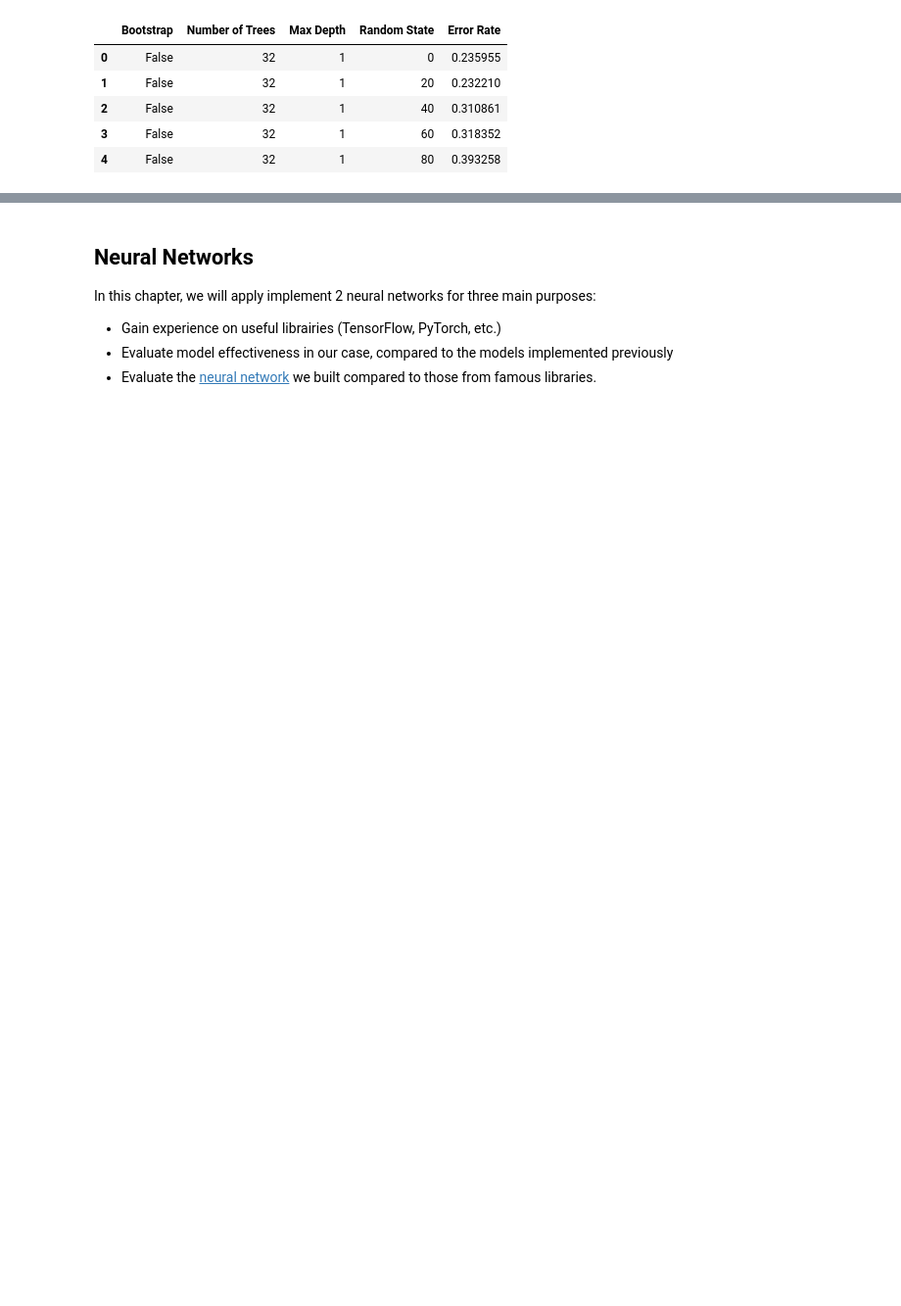
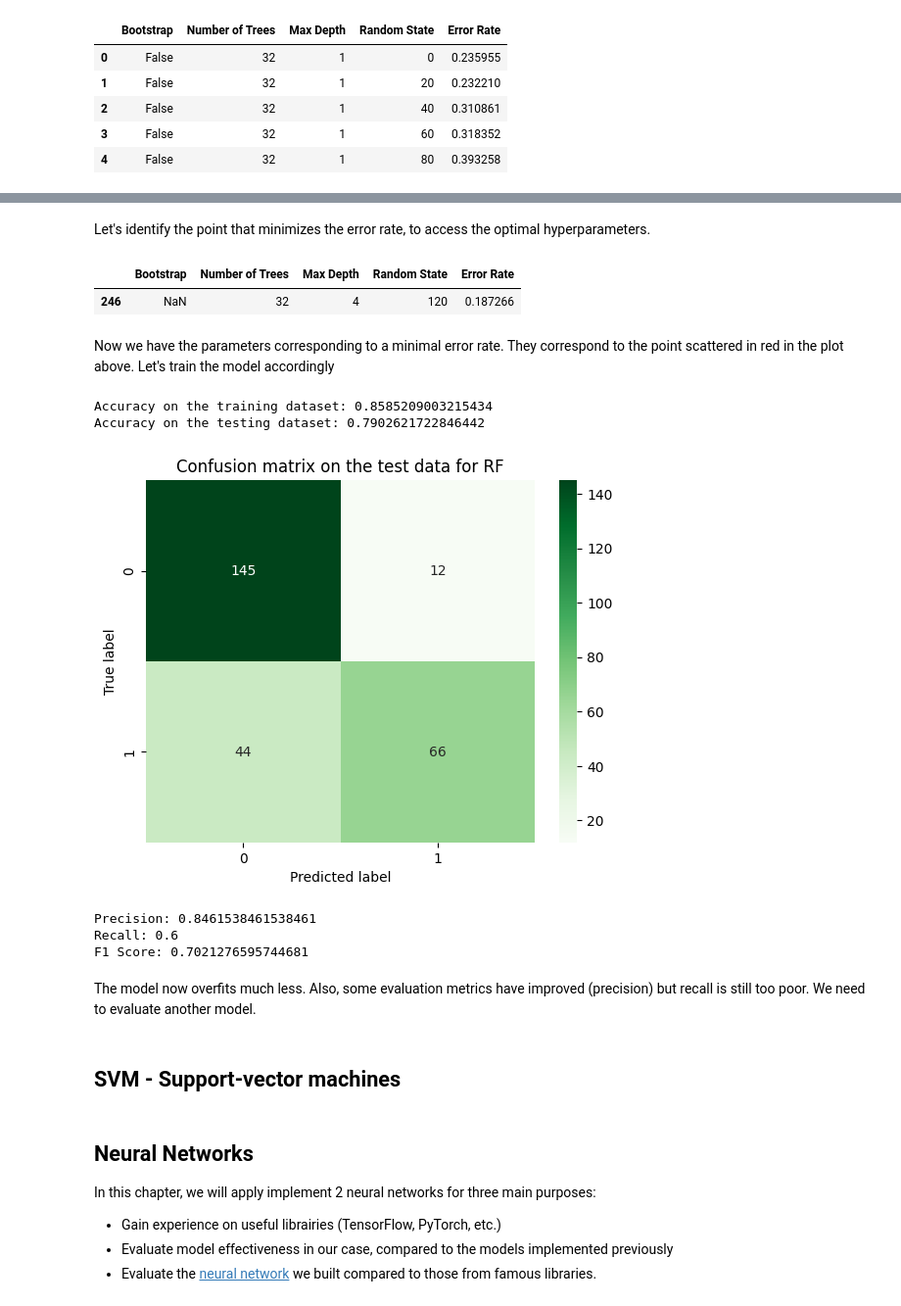
Before and after one commit to Gdeterline/Titanic_Survival_Prediction, a Jupyter notebook: main.ipynb, the cells around one changed output, grey strips where cells are left out. Shown at 98% size. Drawn from its saved outputs; the diff is of its cells as text; code cells hidden in the pictures; blank space fills up the shorter version.

Commit message:
finished Random Forest - next step : SVM

```diff
--- a/main.ipynb
+++ b/main.ipynb
@@ -846,3 +847,47 @@ plt.show()
+# %% [markdown]
+Let's identify the point that minimizes the error rate, to access the optimal hyperparameters.
+# %%
+RandomForestdf[RandomForestdf['Error Rate'] == RandomForestdf['Error Rate'].min()]
+# %% [output]
+|  | Bootstrap | Number of Trees | Max Depth | Random State | Error Rate |
+| 246 | NaN | 32 | 4 | 120 | 0.187266 |
+# %% [markdown]
+Now we have the parameters corresponding to a minimal error rate. They correspond to the point scattered in red in the plot above. Let's train the model accordingly
+# %%
+RF = RandomForestClassifier(criterion='gini', n_estimators=32, bootstrap=False, max_depth=4, random_state=120)
+RF.fit(X_train, y_train)
+
+y_test_RF_prediction = RF.predict(X_test)
+accuracy_rf_test = sk.metrics.accuracy_score(y_test, y_test_RF_prediction)
+
+print("Accuracy on the training dataset: " + str(RF.score(X_train, y_train)))
+print("Accuracy on the testing dataset: " + str(accuracy_rf_test))
+
+sns.heatmap(sk.metrics.confusion_matrix(y_test, y_test_RF_prediction), annot=True, fmt='d', cmap='Greens')
+plt.xlabel('Predicted label')
+plt.ylabel('True label')
+plt.title('Confusion matrix on the test data for RF')
+plt.savefig("./data_analysis_plots/confusion_matrix_test_RF_optimized.png")
+plt.show()
+
+precision = sk.metrics.precision_score(y_test, y_test_RF_prediction)
+recall = sk.metrics.recall_score(y_test, y_test_RF_prediction)
+f1 = sk.metrics.f1_score(y_test, y_test_RF_prediction)
+
+print("Precision: " + str(precision))
+print("Recall: " + str(recall))
+print("F1 Score: " + str(f1))
+# %% [output]
+Accuracy on the training dataset: 0.8585209003215434
+Accuracy on the testing dataset: 0.7902621722846442
+[figure, added]
+Precision: 0.8461538461538461
+Recall: 0.6
+F1 Score: 0.7021276595744681
+# %% [markdown]
+The model now overfits much less. Also, some evaluation metrics have improved (precision) but recall is still too poor. We need to evaluate another model.
+# %% [markdown]
+## **SVM - Support-vector machines**
 # %% [markdown]
 ## **Neural Networks**
 
```
Also changed, not shown: parts of 5 cells of this notebook, 5 other files.
